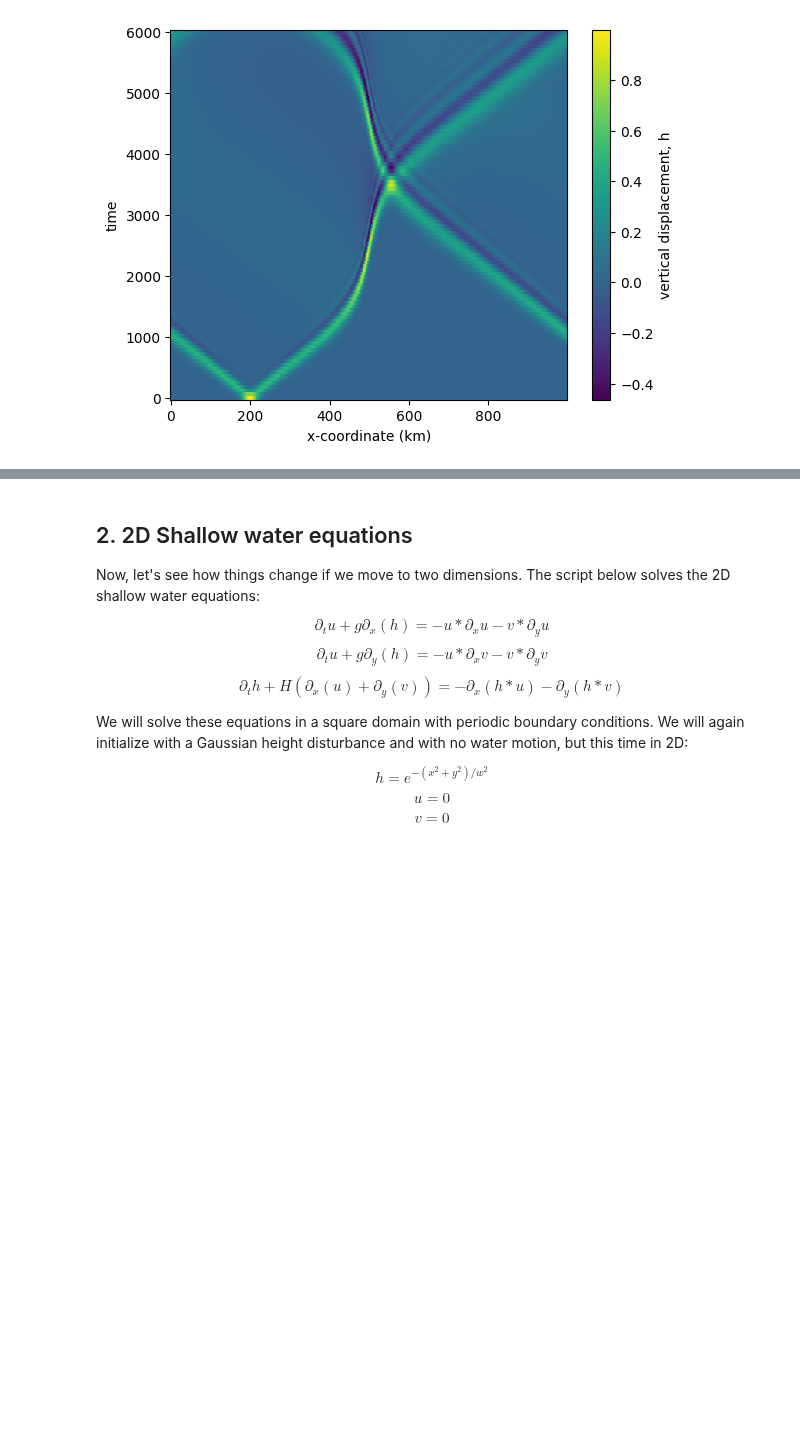
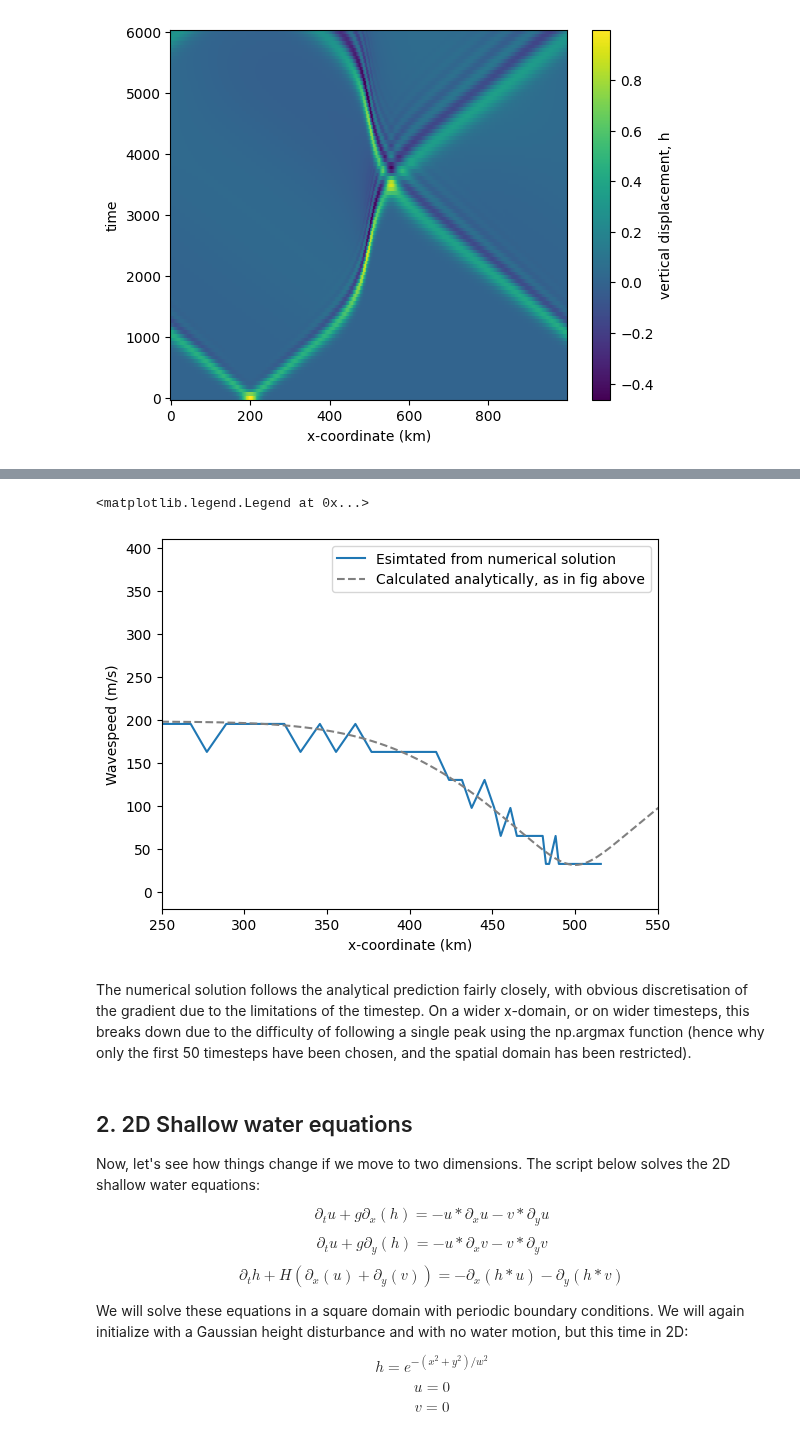
Before and after one commit to sjg230/QCES_LNM, a Jupyter notebook: Project3_tsunami.ipynb, the cells around one changed output, grey strips where cells are left out. Cells and saved outputs as stored; diff of their text form; code cells hidden in the pictures; blank space fills up the shorter version.

```diff
--- a/Project3_tsunami.ipynb
+++ b/Project3_tsunami.ipynb
@@ -305,3 +321,25 @@ COMMENT ON RESULTS
+# %%
+# Find the x-coordinates of the max waveheight (in h_save) for each of the first 50 timesteps
+x_peak = x[np.argmax(h_save[:50,95:],axis=1)+95]
+u_peak = np.zeros(50)
+
+# For each timestep, estimate speed (using distance over time)
+for i in range(1,50):
+  u_peak[i] = (x_peak[i]-x_peak[i-1])/timestep
+
+fig, ax = plt.subplots()
+
+ax.plot(x_peak/1000,u_peak, label="Esimtated from numerical solution")
+ax.set_xlim(250,550)
+ax.set_xlabel('x-coordinate (km)')
+ax.set_ylabel('Wavespeed (m/s)')
+ax.plot(x/1000, np.sqrt(g*H['g']), label='Calculated analytically, as in fig above', c='gray', linestyle='--')
+ax.legend()
+# %% [output]
+<matplotlib.legend.Legend at 0x...>
+[figure, added]
+# %% [markdown]
+The numerical solution follows the analytical prediction fairly closely, with obvious discretisation of the gradient due to the limitations of the timestep. On a wider x-domain, or on wider timesteps, this breaks down due to the difficulty of following a single peak using the np.argmax function (hence why only the first 50 timesteps have been chosen, and the spatial domain has been restricted).
 # %% [markdown]
 ## 2.  2D Shallow water equations
 
```
Also changed, not shown: parts of 9 cells of this notebook.
